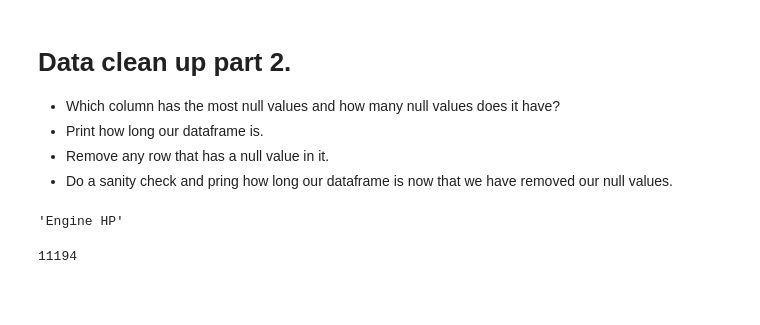
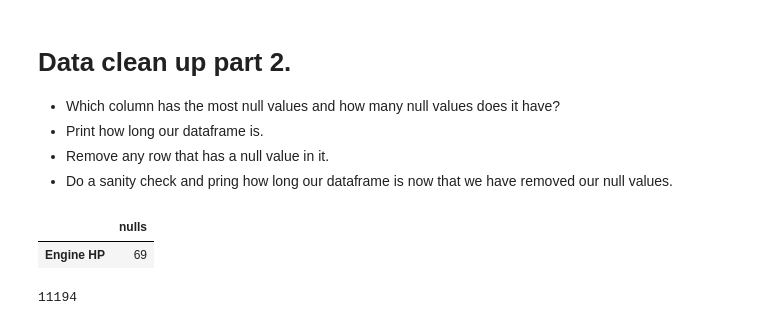
Before and after one commit to LiKenun/2021-fall-data-science, a Jupyter notebook: Week-02-EDA/Exercise-EDA.ipynb, the cells around one changed output. Cells and saved outputs as stored; diff of their text form; code cells hidden in the pictures; blank space fills up the shorter version.

```diff
--- a/Week-02-EDA/Exercise-EDA.ipynb
+++ b/Week-02-EDA/Exercise-EDA.ipynb
@@ -63,11 +63,13 @@ df.duplicated() \
 # %%
 # * Which column has the most null values and how many null values does it have?
 
 df.isnull() \
   .sum() \
-  .idxmax() # This works because sum produces a series indexed by column name.
+  .to_frame('nulls') \
+  .query('nulls == nulls.max()')
 # %% [output]
-'Engine HP'
+|  | nulls |
+| Engine HP | 69 |
 # %%
 # * Print how long our dataframe is.
 
```
Also changed, not shown: parts of 3 cells of this notebook.
